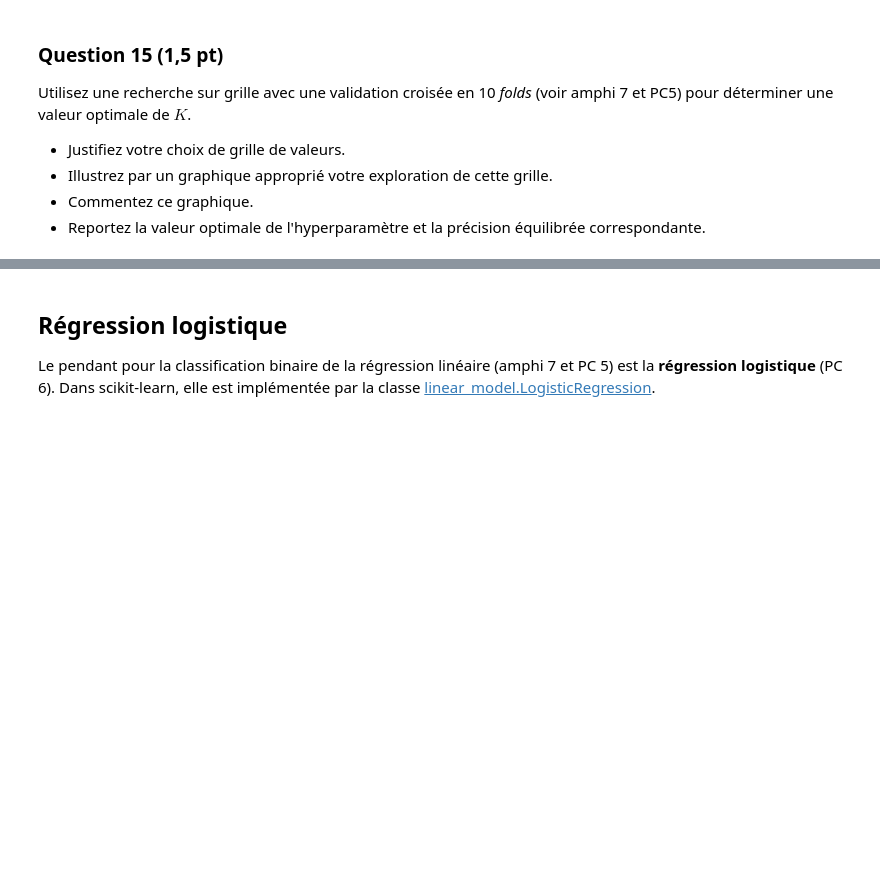
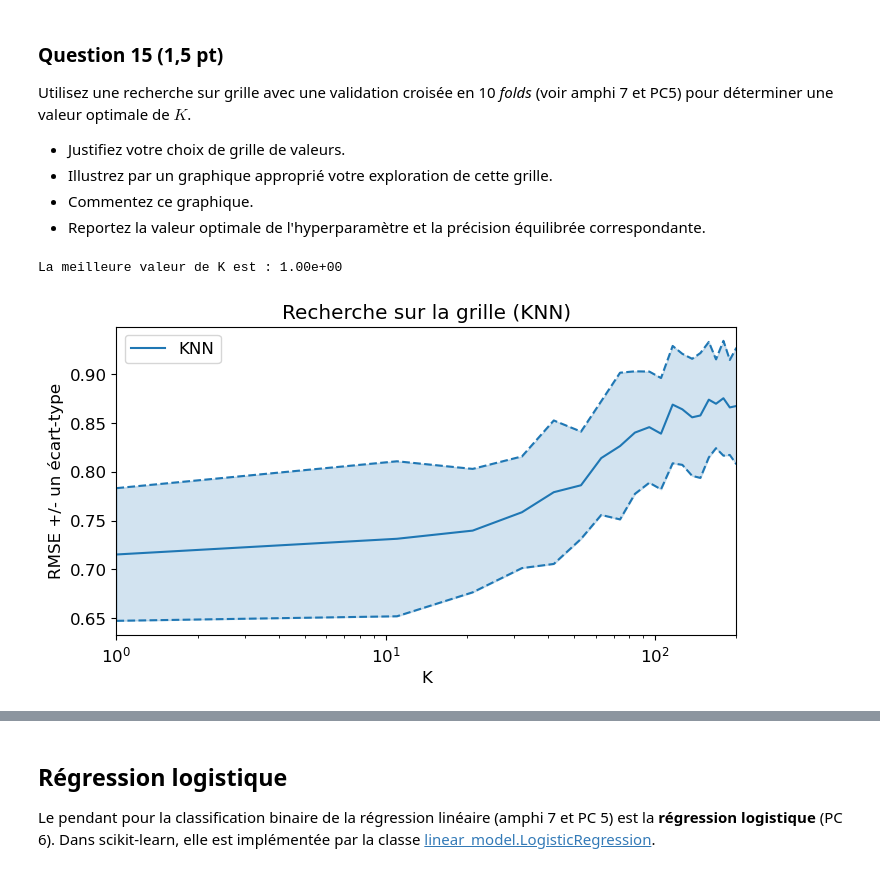
Before and after one commit to maximebailly/sdd_2025, a Jupyter notebook: projet/Projet.ipynb, the cells around one changed output, grey strips where cells are left out. Drawn from its saved outputs; the diff is of its cells as text; code cells hidden in the pictures; blank space fills up the shorter version.

```diff
--- a/projet/Projet.ipynb
+++ b/projet/Projet.ipynb
@@ -299,3 +299,56 @@ Utilisez une recherche sur grille avec une validation croisée en 10 _folds_ (vo
 * Illustrez par un graphique approprié votre exploration de cette grille.
 * Commentez ce graphique.
 * Reportez la valeur optimale de l'hyperparamètre et la précision équilibrée correspondante.
+# %%
+from sklearn import model_selection
+
+# KFold à 10 folds
+kf = model_selection.KFold(n_splits=10, shuffle=True, random_state=47)
+
+# Définir la grille de valeurs pour K
+K_s = np.linspace(1, 200, 20, dtype='int')
+
+# Définir le modèle à évaluer (K plus proches voisins)
+k_nneighb = sklearn.neighbors.KNeighborsClassifier()
+
+# Instantier la recherche sur grille
+grid = model_selection.GridSearchCV(k_nneighb, {'n_neighbors': K_s},
+                                    cv=kf, # on utilise les folds déjà définis
+                                    scoring='neg_root_mean_squared_error')
+
+# Utiliser la recherche sur grille
+grid.fit(X_train, y_train)
+grid.cv_results_.keys()
+
+plt.figure(figsize=(8, 4))
+
+rmses = -grid.cv_results_['mean_test_score']
+std_error = grid.cv_results_['std_test_score']
+
+
+# afficher les RMSE avec une échelle logarithmique pour les abscisses :
+plt.semilogx(grid.cv_results_['param_n_neighbors'], rmses,
+             label="KNN", color='tab:blue')
+plt.semilogx(grid.cv_results_['param_n_neighbors'], rmses + std_error,
+             color='tab:blue', linestyle='dashed')
+plt.semilogx(grid.cv_results_['param_n_neighbors'], rmses - std_error,
+             color='tab:blue', linestyle='dashed')
+
+# colorer l'espace entre les courbes représentant les écarts-types
+plt.fill_between(K_s, (rmses + std_error), (rmses - std_error),
+                 color='tab:blue',
+                 alpha=0.2, # contrôle la transparence
+                )
+
+
+# Mise en forme
+plt.xlabel("K")
+plt.ylabel("RMSE +/- un écart-type")
+plt.xlim([K_s[0], K_s[-1]])
+plt.title("Recherche sur la grille (KNN)")
+plt.legend(loc='best')
+
+print(f"La meilleure valeur de K est : {grid.best_params_['n_neighbors']:.2e}")
+# %% [output]
+La meilleure valeur de K est : 1.00e+00
+[figure, added]
```
Also changed, not shown: parts of 2 cells of this notebook.
